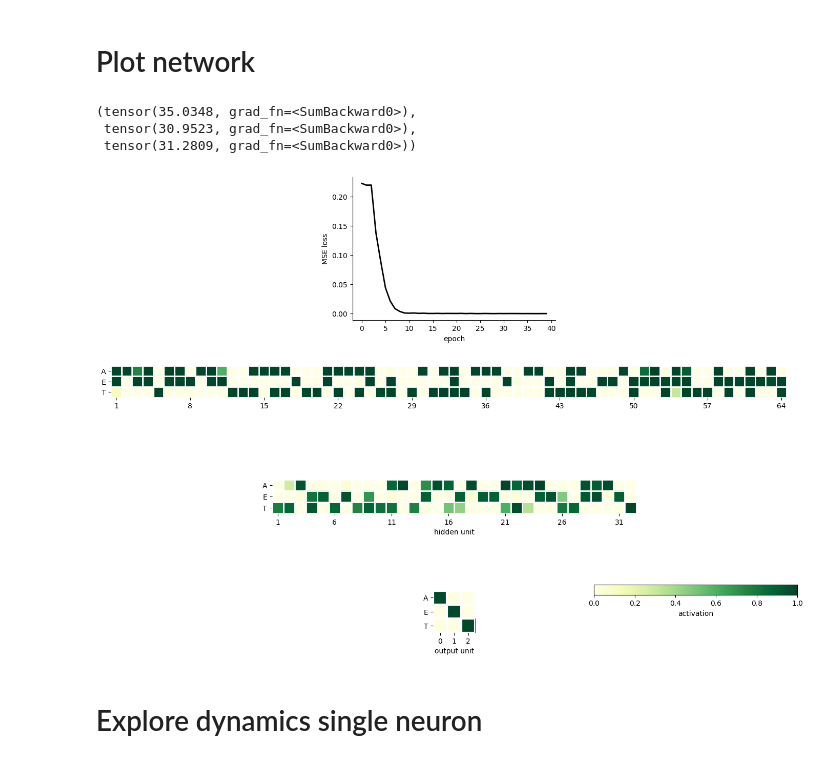
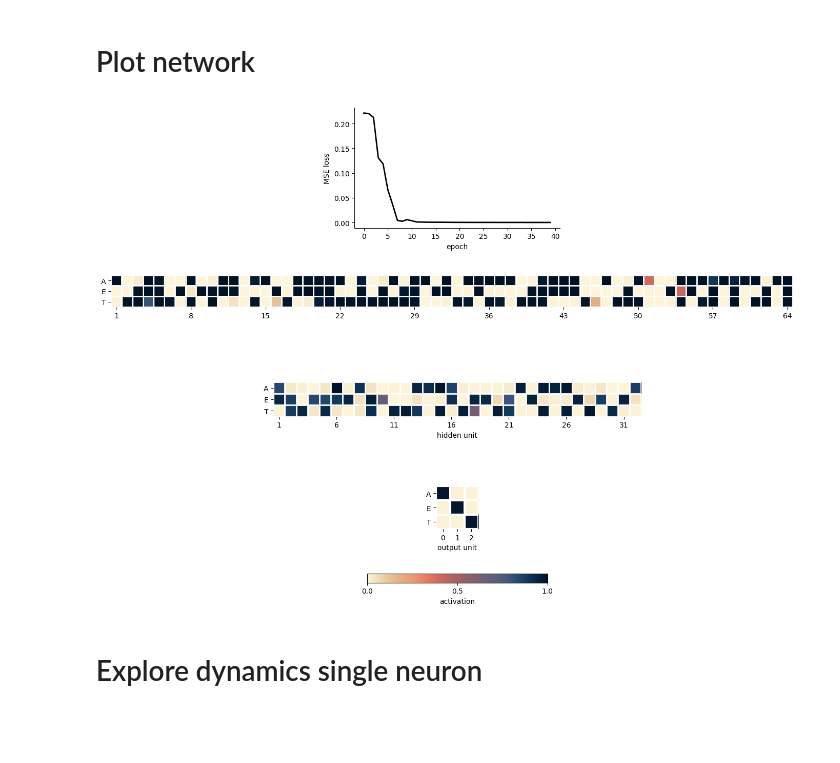
Before and after one commit to katduecker/dnn_osci, a Jupyter notebook: DynNN_figures_thesis.ipynb, the cells around one changed output. Saved outputs shown, nothing was run; the diff lists cells and outputs as text; code cells hidden in the pictures; blank space fills up the shorter version.

```diff
--- a/DynNN_figures_thesis.ipynb
+++ b/DynNN_figures_thesis.ipynb
@@ -276,12 +423,6 @@ gs01 = gs0[1].subgridspec(2, 2)
 <Figure size 890x800 with 0 Axes>
 # %% [markdown]
 # Plot network
-# %%
-torch.sum(H21[0]),torch.sum(H21[4]),torch.sum(H21[-1])
-# %% [output]
-(tensor(35.0348, grad_fn=<SumBackward0>),
- tensor(30.9523, grad_fn=<SumBackward0>),
- tensor(31.2809, grad_fn=<SumBackward0>))
 # %%
 # plot
 
@@ -299,20 +440,20 @@ plt.rcParams["figure.figsize"] = (14,10)
 
 fig = plt.figure()
 
-gs = GridSpec(4, 9, figure=fig,height_ratios = [1, .75, 0.75, .75])
+gs = GridSpec(5, 9, figure=fig,height_ratios = [1, .75, 0.75, .75,0.1])
 ax1 = fig.add_subplot(gs[0, 3:6])
 # identical to ax1 = plt.subplot(gs.new_subplotspec((0, 0), colspan=3))
 ax2 = fig.add_subplot(gs[1,:])
 ax3 = fig.add_subplot(gs[2, 2:7])
 ax4 = fig.add_subplot(gs[3, 4:5])
-ax5 = fig.add_subplot(gs[3, 6:])
+ax5 = fig.add_subplot(gs[4,:])
 
 ax1.spines[['right', 'top']].set_visible(False)
 ax1.set_xlabel('epoch')
 ax1.set_ylabel('MSE loss')
 ax1.plot(np.arange(num_epo_),loss_hist2.detach().cpu(),color='k',linewidth=2)
 
-ax2.imshow(H21[idx].detach().cpu().numpy(),cmap='YlGn',interpolation='nearest',aspect=1)
+ax2.imshow(H21[idx].detach().cpu().numpy(),cmap=cm.lipari_r,interpolation='nearest',aspect=1)
 ax2.set_xticks(np.arange(0,64,7))
 ax2.set_xticklabels(np.arange(1,65,7))
 ax2.set_yticks(np.arange(3))
@@ -325,7 +466,7 @@ ax2.tick_params(which='minor', bottom=False, left=False)
 ax2.set_yticklabels(['A', 'E','T'])
 ax2.spines[:].set_visible(False)
 
-ax3.imshow(H22[idx].detach().cpu().numpy(),cmap='YlGn',interpolation='nearest', aspect=1)
+ax3.imshow(H22[idx].detach().cpu().numpy(),cmap=cm.lipari_r,interpolation='nearest', aspect=1)
 ax3.set_xticks(np.arange(0,32,5))
 ax3.set_xticklabels(np.arange(1,32,5))
 
@@ -337,35 +478,36 @@ ax3.tick_params(which='minor', bottom=False, left=False)
 
 ax3.spines[:].set_visible(False)
 
 ax3.set_yticks(np.arange(3))
 ax3.set_yticklabels(['A', 'E','T'])
 ax3.set_xlabel('hidden unit')
 
-im4 = ax4.imshow(O2[idx].detach().cpu().numpy(),cmap='YlGn',interpolation='nearest',aspect=1 )
+im4 = ax4.imshow(O2[idx].detach().cpu().numpy(),cm.lipari_r,interpolation='nearest',aspect=1 )
 ax4.set_xticks(np.arange(0,3,1))
 ax4.set_xticklabels(np.arange(3))
 
 ax4.set_yticks(np.arange(3))
 ax4.set_yticks(np.arange(-0.5, 3, 1), minor=True)
 ax4.set_xticks(np.arange(-0.5, 3, 1), minor=True)
 ax4.grid(which="minor", color="w", linestyle='-', linewidth=3)
 ax4.tick_params(which='minor', bottom=False, left=False)
 
 ax4.spines[:].set_visible(False)
 
 ax4.set_yticks(np.arange(3))
 ax4.set_yticklabels(['A', 'E','T'])
 ax4.set_xlabel('output unit')
 ax4.set_xlim([-0.5, 2.5])
 ax5.axis('off')
 im4.set_clim(0,1)
 cb = fig.colorbar(im4,ax=ax5,orientation='horizontal',fraction=.75)
 cb.set_label('activation')
+cb.set_ticks((0,0.5,1))
 
 fig.tight_layout()
 plt.show()
 # %% [output]
-[figure, old version]
+[figure, new version]
 # %% [markdown]
 # Explore dynamics single neuron
 # %% [markdown]
```
Also changed, not shown: parts of 8 cells of this notebook.
